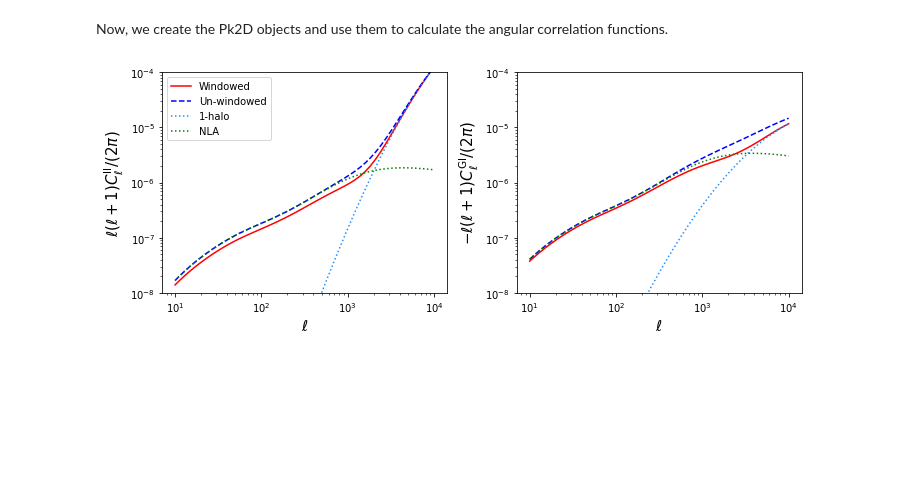
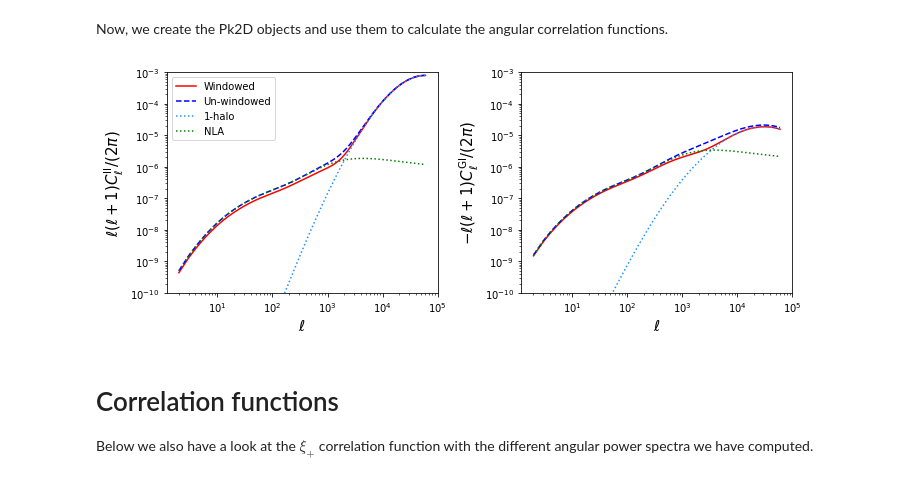
Before and after one commit to LSSTDESC/CCLX, a Jupyter notebook: Halo model for IA.ipynb, the cells around one changed output. Saved outputs shown, nothing was run; the diff lists cells and outputs as text; code cells hidden in the pictures; blank space fills up the shorter version.

Commit message:
Normalisation now happens internally in CCL.

```diff
--- a/Halo model for IA.ipynb
+++ b/Halo model for IA.ipynb
@@ -30,8 +29,8 @@ hmd_200m = ccl.halos.MassDef200m()
 # the Duffy 2008 concentration-mass relation,
 cM = ccl.halos.ConcentrationDuffy08(hmd_200m)
 
-# the Tinker 2008 halo mass function,
-nM = ccl.halos.MassFuncTinker08(cosmo, mass_def=hmd_200m)
+# the Tinker 2010 halo mass function,
+nM = ccl.halos.MassFuncTinker10(cosmo, mass_def=hmd_200m)
 
 # the Tinker 2010 halo bias,
 bM = ccl.halos.HaloBiasTinker10(cosmo, mass_def=hmd_200m)
@@ -153,14 +88,14 @@ We now have all we need to compute the 1-halo satellite power spectra for the GI
 # NFW profile for matter (G)
 NFW =  ccl.halos.HaloProfileNFW(cM, truncated=True, fourier_analytic=True)
 
+# NOTE: Do not set normprof = True for the satellite shear; this is taken care of internally.
 pk_GI_1h = ccl.halos.halomod_Pk2D(cosmo, hmc, NFW,
-                                  prof_2pt=HOD2pt_GI,
+                                  normprof1=True,
                                   prof2 = sat_gamma_HOD,
                                   get_2h = False,
                                   lk_arr = np.log(k_arr),
                                   a_arr = a_arr)
 pk_II_1h = ccl.halos.halomod_Pk2D(cosmo, hmc, sat_gamma_HOD,
-                                  prof_2pt=HOD2pt_II,
                                   get_2h = False,
                                   lk_arr = np.log(k_arr),
                                   a_arr = a_arr)
@@ -168,8 +103,8 @@ pk_II_1h = ccl.halos.halomod_Pk2D(cosmo, hmc, sat_gamma_HOD,
 Let's also compute the NLA power spectra for comparison.
 # %%
 A_NLA=1
-C1 = 5e-14/cosmo['h']**2
-C1tilde = A_NLA * C1 * cosmo['Omega_m'] * ccl.physical_constants.RHO_CRITICAL * cosmo['h']**2 / ccl.background.growth_factor(cosmo, 1)
+C1 = 5e-14
+C1tilde = A_NLA * C1 * cosmo['Omega_m'] * ccl.physical_constants.RHO_CRITICAL / ccl.background.growth_factor(cosmo, 1)
 pk_II_NLA = C1tilde**2 * ccl.nonlin_matter_power(cosmo, k_arr, 1)
 pk_GI_NLA = -C1tilde * ccl.nonlin_matter_power(cosmo, k_arr, 1)
 # %%
@@ -202,23 +137,22 @@ Other contributions can also be considered, such as 2-halo terms and contributio
 Now we can compute the angular power spectrum of the total GI and II contributions using a redshift distributions and the CCL tracers. As an example, we show a redshift distribution at low redshift, where the signal difference is most significant.
 # %%
 z_arr = np.linspace(0., 3., 256)
-i_lim = 26. # Limiting i-band magnitude
-z0 = 0.1#0.0417*i_lim - 0.744
+z0 = 0.1
 pz = 1./(2.*z0) * (z_arr / z0)**2. * np.exp(-z_arr/z0)
 
 plt.plot(z_arr, pz)
 plt.xlabel('Redshift')
 plt.ylabel('$n(z)$')
 
-bi1 = np.ones(len(z_arr)) # A_IA = 1 in the NLA model
-# A tracer without shear and A_ia contribution. The alignment will be from the power spectrum.
-ia_tracer = ccl.WeakLensingTracer(cosmo,dndz = (z_arr, pz), has_shear=False, ia_bias = (z_arr,bi1), use_A_ia=False)
+b_IA = np.ones(len(z_arr)) # A_IA = 1 in the NLA model
+# A tracer without shear and A_ia contribution. The alignment signal is embedded in the power spectrum.
+ia_tracer = ccl.WeakLensingTracer(cosmo,dndz = (z_arr, pz), has_shear=False, ia_bias = (z_arr, b_IA), use_A_ia=False)
 # A tracer without shear but with A_ia, to plot the NLA-only contribution for comparison.
-ia_NLA_tracer = ccl.WeakLensingTracer(cosmo,dndz = (z_arr, pz), has_shear=False, ia_bias = (z_arr,bi1), use_A_ia=True)
-# A weak gravitational lensing tracer for the GI term.
+ia_NLA_tracer = ccl.WeakLensingTracer(cosmo,dndz = (z_arr, pz), has_shear=False, ia_bias = (z_arr, b_IA), use_A_ia=True)
+# A weak gravitational lensing tracer for the GG and GI terms.
 wl_tracer = ccl.WeakLensingTracer(cosmo,dndz = (z_arr, pz))
 
-l_arr = np.geomspace(10, 10000).astype(int)
+l_arr = np.unique(np.geomspace(2, 60000, 256).astype(int))
 
 cl_GI_1h = ccl.angular_cl(cosmo, wl_tracer, ia_tracer, l_arr, p_of_k_a = pk_GI_1h)
 cl_II_1h = ccl.angular_cl(cosmo, ia_tracer, ia_tracer, l_arr, p_of_k_a = pk_II_1h)
@@ -282,26 +215,30 @@ cl_II_windowed = ccl.angular_cl(cosmo, ia_tracer, ia_tracer, l_arr, p_of_k_a = p
 # %%
 fig, ax = plt.subplots(1,2, figsize=(10,4))
 
 ax[0].plot(l_arr, lfac * cl_II_windowed, label='Windowed', c='red')
 ax[0].plot(l_arr, lfac * cl_II, label='Un-windowed', c='blue', ls='--')
 ax[0].plot(l_arr, lfac * cl_II_1h, label='1-halo', c='dodgerblue', ls='dotted')
 ax[0].plot(l_arr, lfac * cl_II_NLA, label='NLA', c='green', ls='dotted')
 ax[0].set_ylabel(r'$\ell(\ell+1)C_\ell^{\mathrm{II}}/(2\pi)$', fontsize=15)
 ax[0].legend()
 
 ax[1].plot(l_arr, -lfac * cl_GI_windowed, c='red')
 ax[1].plot(l_arr, -lfac * cl_GI, label='Un-windowed', c='blue', ls='--')
 ax[1].plot(l_arr, -lfac * cl_GI_1h, label='1-halo', c='dodgerblue', ls='dotted')
 ax[1].plot(l_arr, -lfac * cl_GI_NLA, label='NLA', c='green', ls='dotted')
 ax[1].set_ylabel(r'$-\ell(\ell+1)C_\ell^{\mathrm{GI}}/(2\pi)$', fontsize=15)
 
 for a in ax:
     a.set_xscale('log')
     a.set_yscale('log')
-    a.set_ylim([1e-8, 1e-4])
+    a.set_ylim([1e-10, 1e-3])
     a.set_xlabel(r'$\ell$', fontsize=15)
 
 fig.tight_layout()
 plt.show()
 # %% [output]
-[figure, old version]
+[figure, new version]
+# %% [markdown]
+# Correlation functions
+
+Below we also have a look at the $\xi_+$ correlation function with the different angular power spectra we have computed.
```
Also changed, not shown: parts of 11 cells of this notebook.
